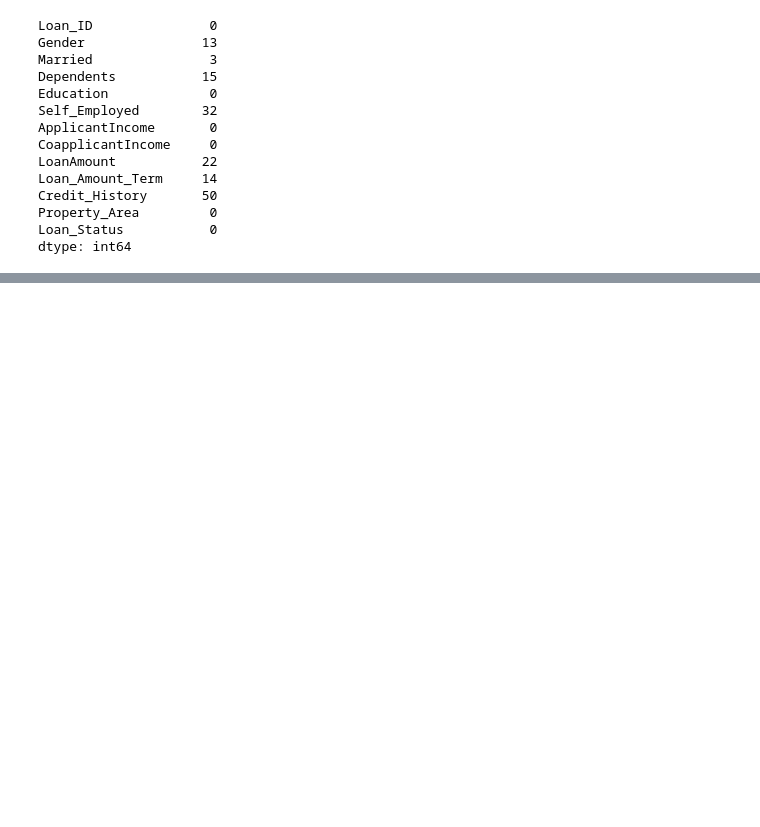
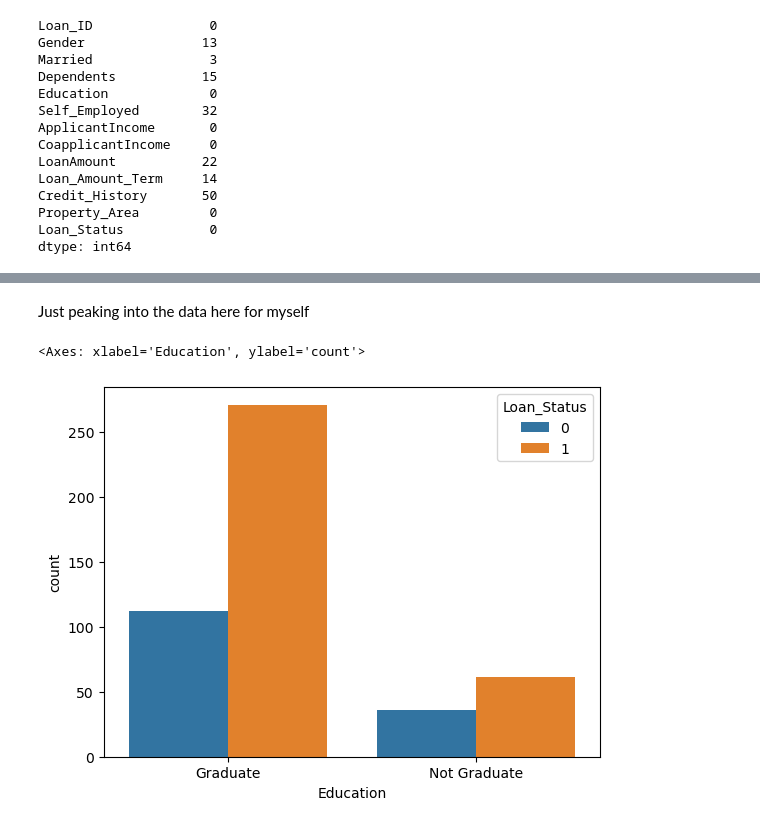
Before and after one commit to AjaydeepSamra/Projects, a Jupyter notebook: LoanApprovalSystem/Loan_Predictor.ipynb, the cells around one changed output, grey strips where cells are left out. Cells and saved outputs as stored; diff of their text form; code cells hidden in the pictures; blank space fills up the shorter version.

```diff
--- a/LoanApprovalSystem/Loan_Predictor.ipynb
+++ b/LoanApprovalSystem/Loan_Predictor.ipynb
@@ -69,0 +85,2 @@ dtype: int64
+# %%
+df = df.dropna()
@@ -69,0 +119,2 @@ dtype: int64
+# %%
+df["Loan_Status"] = np.where(df["Loan_Status"] == "Y", 1, 0)
@@ -69,0 +146,4 @@ dtype: int64
+# %%
+#creating dummies, mentioning int at the end so it doesnt give us a bool value
+ds_dummies = pd.get_dummies(df[["Dependents"]], dtype = int)
+ds_dummies.head()
@@ -69,0 +159,3 @@ dtype: int64
+# %%
+df = df.drop("Dependents", axis = 1) #axis  1 for column
+df = pd.concat([df, ds_dummies],axis=1)
@@ -69,0 +172,7 @@ dtype: int64
+# %% [markdown]
+Just peaking into the data here for myself
+# %%
+sns.countplot(x='Education', hue='Loan_Status', data = df)
+# %% [output]
+<Axes: xlabel='Education', ylabel='count'>
+[figure, added]
```
Also changed, not shown: parts of 48 cells of this notebook.
